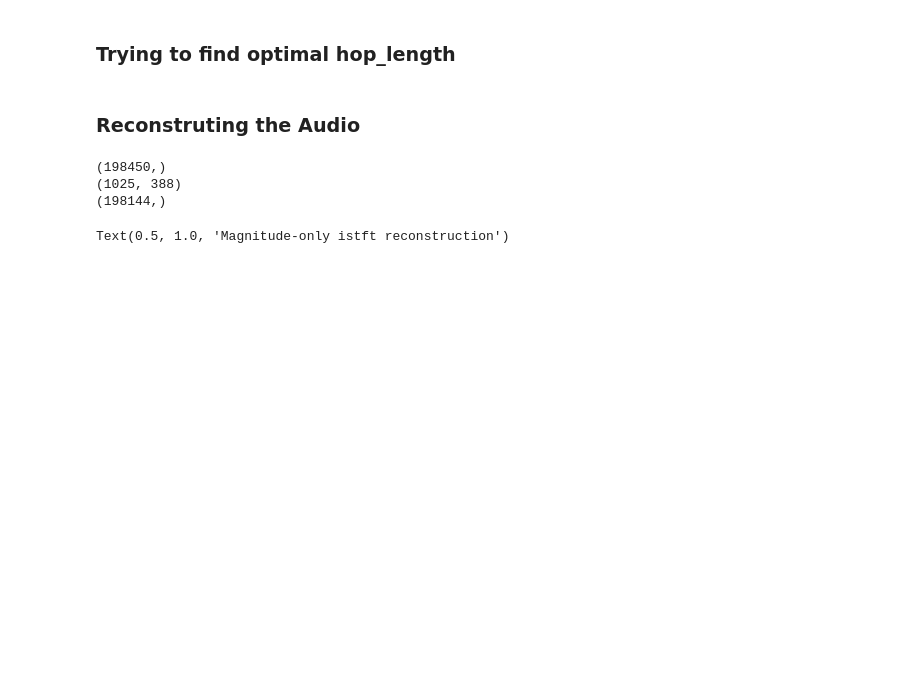
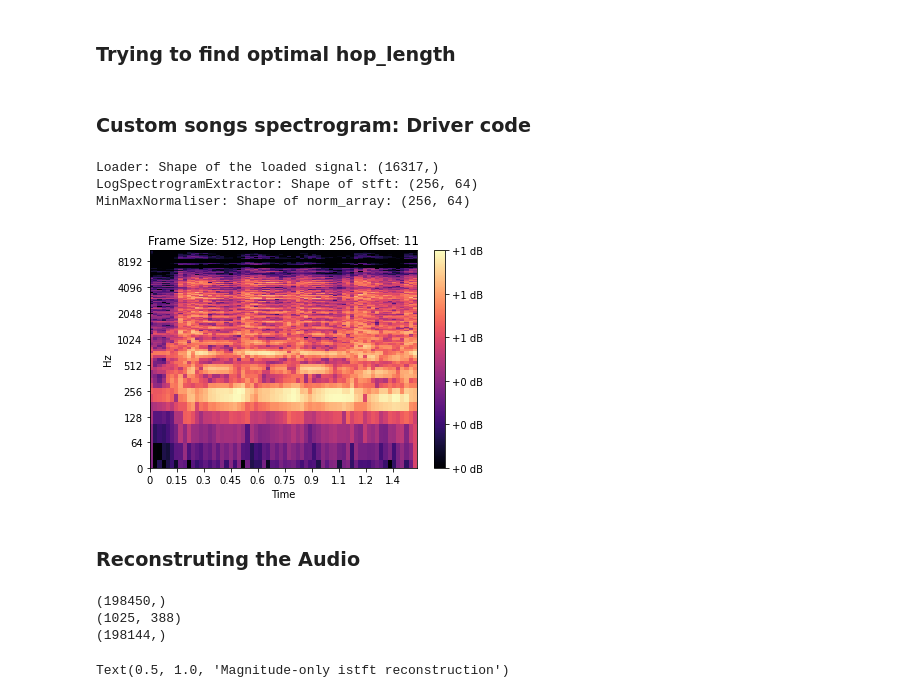
Before and after one commit to PratikStar/google-colab, a Jupyter notebook: 1_Create_Audio_Spectrogram.ipynb, the cells around one changed output. Saved outputs shown, nothing was run; the diff lists cells and outputs as text; code cells hidden in the pictures; blank space fills up the shorter version.

```diff
--- a/1_Create_Audio_Spectrogram.ipynb
+++ b/1_Create_Audio_Spectrogram.ipynb
@@ -358,6 +407,55 @@ for i in range(256, 512, 20):
 
     preprocessing_pipeline.process(AUDIO_FILES_DIR, FILE_NAME_REGEX, NUMBER_OF_CLIPS)
     break
+# %% [markdown]
+### Custom songs spectrogram: Driver code
+# %%
+FRAME_SIZE = 512
+HOP_LENGTH = FRAME_SIZE // 2 # smaller better?
+DURATION = 0.74  # in seconds
+SAMPLE_RATE = 22050
+MONO = True
+
+# Dimensions: (FRAME_SIZE / 2) x ceil(SAMPLE_RATE * DURATION / HOP_LENGTH)
+
+AUDIO_FILES_DIR = "/content/drive/MyDrive/Music/VAE/custom-songs/audio/"
+
+SPECTROGRAMS_SAVE_DIR = "/content/drive/MyDrive/Music/VAE/custom-songs/spectrogram/"
+SPECTROGRAMS_IMG_SAVE_DIR = "/content/drive/MyDrive/Music/VAE/custom-songs/spectrogram-img/"
+RECONSTRUCTED_AUDIO_SAVE_DIR = "/content/drive/MyDrive/Music/VAE/custom-songs/audio-reconstructed/"
+MIN_MAX_VALUES_SAVE_DIR = "/content/drive/MyDrive/Music/VAE/custom-songs/"
+
+NUMBER_OF_CLIPS = 1
+
+FILE_NAME_REGEX = "welcome.*.wav$"
+OFFSET = 11
+
+# instantiate all objects
+loader = Loader(SAMPLE_RATE, OFFSET, DURATION, MONO)
+padder = Padder()
+log_spectrogram_extractor = LogSpectrogramExtractor(FRAME_SIZE, HOP_LENGTH)
+feature_extractor = FeatureExtractor()
+min_max_normaliser = MinMaxNormaliser(0, 1)
+saver = Saver(SPECTROGRAMS_SAVE_DIR, MIN_MAX_VALUES_SAVE_DIR)
+visualizer = Visualizer(SPECTROGRAMS_IMG_SAVE_DIR, FRAME_SIZE, HOP_LENGTH, OFFSET)
+reconstructor = AudioReconstructor(RECONSTRUCTED_AUDIO_SAVE_DIR, HOP_LENGTH, FRAME_SIZE)
+
+preprocessing_pipeline = PreprocessingPipeline()
+preprocessing_pipeline.loader = loader
+preprocessing_pipeline.padder = padder
+preprocessing_pipeline.extractor = log_spectrogram_extractor
+preprocessing_pipeline.feature_extractor = feature_extractor
+preprocessing_pipeline.normaliser = min_max_normaliser
+preprocessing_pipeline.saver = saver
+preprocessing_pipeline.visualizer = visualizer
+preprocessing_pipeline.reconstructor = reconstructor
+
+preprocessing_pipeline.process(AUDIO_FILES_DIR, FILE_NAME_REGEX, NUMBER_OF_CLIPS, save_flg=True, visualize_flg=True, external_features_flg=False)
+# %% [output]
+Loader: Shape of the loaded signal: (16317,)
+LogSpectrogramExtractor: Shape of stft: (256, 64)
+MinMaxNormaliser: Shape of norm_array: (256, 64)
+[figure, added]
 # %% [markdown]
 ### Reconstruting the Audio
 # %%
```
Also changed, not shown: parts of 4 cells of this notebook.
